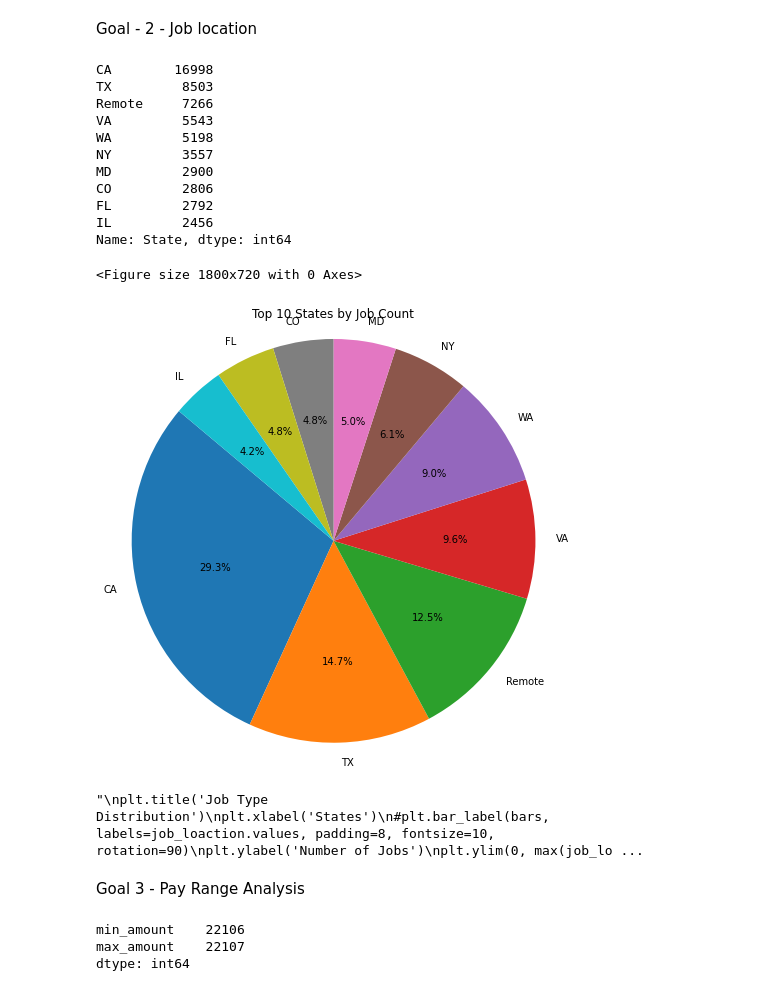
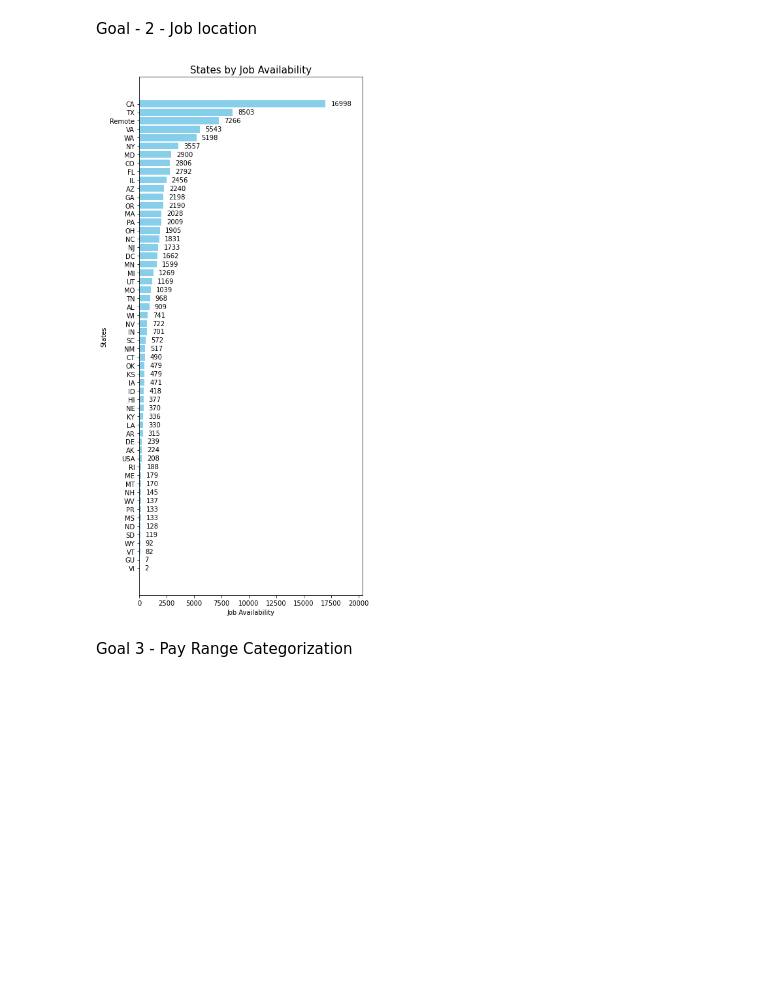
Before and after one commit to 18kdr/Data-Engineering, a Jupyter notebook: TechJobs/tech_job_analysis.ipynb, the cells around one changed output. Drawn from its saved outputs; the diff is of its cells as text; code cells hidden in the pictures; blank space fills up the shorter version.

Commit message:
Tech Job project completion Commit
Completed analysis for Goal 3 and Goal 4, updated readme and summary files.

```diff
--- a/TechJobs/tech_job_analysis.ipynb
+++ b/TechJobs/tech_job_analysis.ipynb
@@ -30,3 +30,8 @@ Data columns (total 36 columns):
  35  cleaned_description    94529 non-null  object
 dtypes: datetime64[ns](1), float64(4), int64(3), object(28)
 memory usage: 26.0+ MB
+# %%
+# Check for duplicates
+print(data_csv.duplicated().sum())
+
+data_csv = data_csv.drop_duplicates()
@@ -135,80 +142,60 @@ Goal - 2 - Job location
 # %%
 data_csv_location = data_csv.copy()
 
 #Dropped null location values
 data_csv_location = data_csv_location.dropna(subset=['location'])
 
 #Splitting of location column in city, state and country
 data_csv_location[['City','State','Country']] = data_csv_location['location'].str.rsplit(',', n=2,expand=True)
 
 #Removal of whitespaces
 data_csv_location['Country'] = data_csv_location['Country'].str.strip()
-#data_csv_location[['City','State','Country']].value_counts().head(50)
 data_csv_location['Country'].unique()
 
 def countryCleaning(country):
     if country == 'USA':
         return 'US'
 
 
 data_csv_location['Country'].apply(countryCleaning)
 
 data_csv_location['Country'] = data_csv_location['Country'].fillna('US')
 data_csv_location['Country'] = data_csv_location['Country'].replace('US','USA')
 data_csv_location = data_csv_location[data_csv_location['Country'].isin(['USA'])]
 data_csv_location['Country'].value_counts()
 data_csv_location['State'] = data_csv_location['State'].str.strip()
 data_csv_location['State'] = data_csv_location['State'].replace('US', 'Remote')
-job_loaction = data_csv_location['State'].value_counts().head(10)
-print(job_loaction)
+job_loaction = data_csv_location['State'].value_counts().sort_values(ascending=True)
 
 
-#data_csv['location'].apply(lambda x: len(str(x).split(','))).value_counts()
+plt.figure(figsize=(6, 12))  # Set the figure size
+
+# Create a horizontal bar chart
+bars = plt.barh(
+    job_loaction.index,  # Categories (States) on the y-axis
+    job_loaction.values,  # Values (Job Availability) on the x-axis
+    color='skyblue'  # You can customize the color
+)
+plt.bar_label(
+    bars,
+    labels=job_loaction.values,
+    padding=8,
+    fontsize=10
+)
+# Add labels and title
+plt.title('States by Job Availability', fontsize=15)
+plt.xlabel('Job Availability', fontsize=10)
+plt.ylabel('States', fontsize=10)
+plt.xlim(0, max(job_loaction.values) * 1.2)
+plt.tight_layout()  # Adjusts layout to ensure everything fits
+plt.show()
 # %% [output]
-CA        16998
-TX         8503
-Remote     7266
-VA         5543
-WA         5198
-NY         3557
-MD         2900
-CO         2806
-FL         2792
-IL         2456
-Name: State, dtype: int64
+[figure, added]
-# %%
-plt.figure(figsize=(25, 10))
-#bars = plt.bar(job_loaction.index, job_loaction.values)
-plt.figure(figsize=(8, 8))
-plt.pie(
-    job_loaction.values,
-    labels=job_loaction.index,
-    autopct='%1.1f%%',
-    startangle=140
-)
-plt.title('Top 10 States by Job Count')
-plt.axis('equal')  # Equal aspect ratio ensures a perfect circle
-plt.show()
-'''
-plt.title('Job Type Distribution')
-plt.xlabel('States')
-#plt.bar_label(bars, labels=job_loaction.values, padding=8, fontsize=10, rotation=90)
-plt.ylabel('Number of Jobs')
-plt.ylim(0, max(job_loaction.values) * 1.2)
-plt.show()
-'''
-# %% [output]
-<Figure size 1800x720 with 0 Axes>
-[figure, removed]
-"\nplt.title('Job Type Distribution')\nplt.xlabel('States')\n#plt.bar_label(bars, labels=job_loaction.values, padding=8, fontsize=10, rotation=90)\nplt.ylabel('Number of Jobs')\nplt.ylim(0, max(job_lo ...
 # %% [markdown]
-Goal 3 - Pay Range Analysis
+Goal 3 - Pay Range Categorization
 # %%
 data_csv_pay_range = data_csv.copy()
 
 data_csv_pay_range[['min_amount','max_amount']].isnull().sum()
+data_csv_pay_range = data_csv_pay_range.dropna(subset=['max_amount','min_amount'])
-# %% [output]
-min_amount    22106
-max_amount    22107
-dtype: int64
 # %%
```
Also changed, not shown: parts of 5 cells of this notebook, 2 other files.
